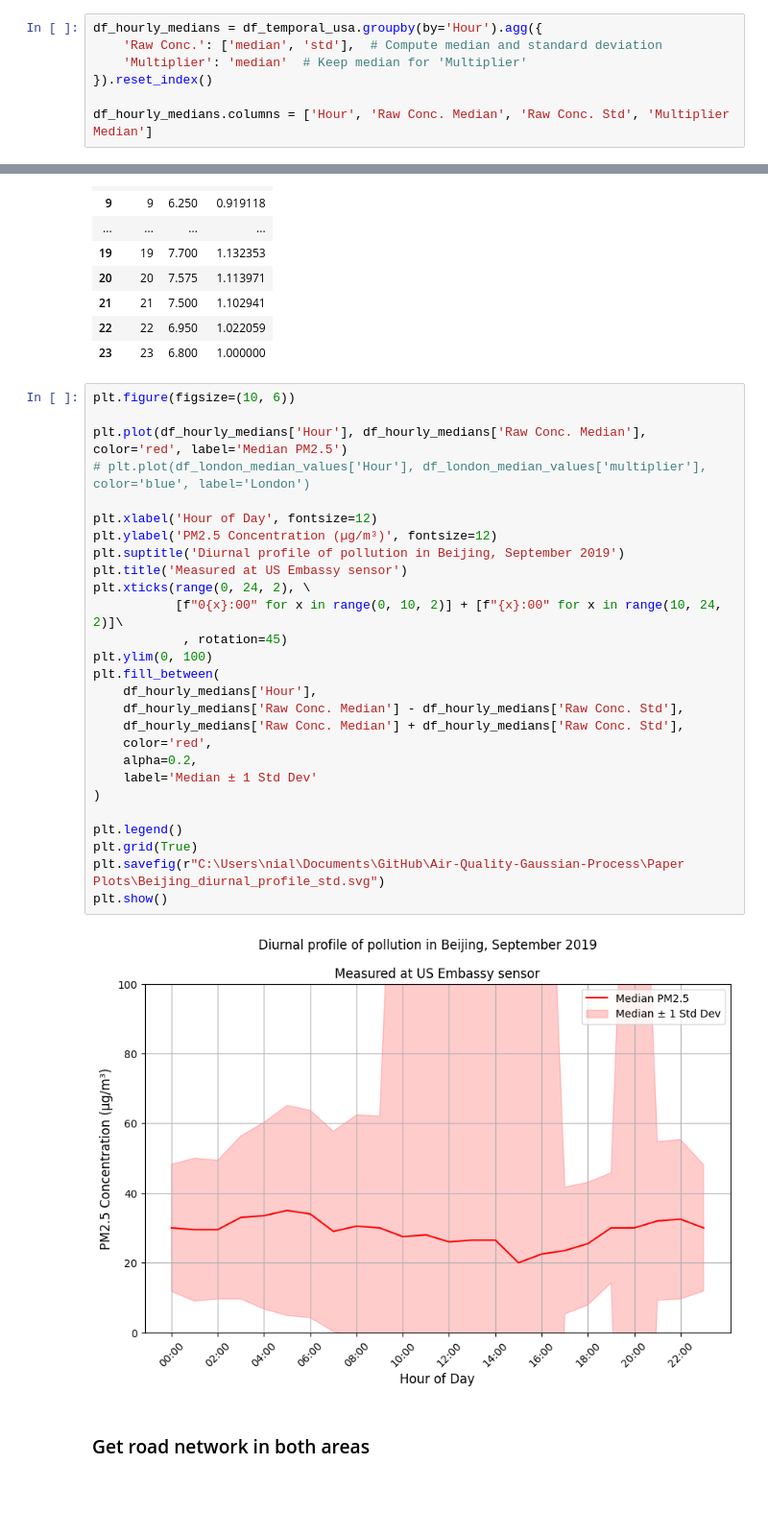
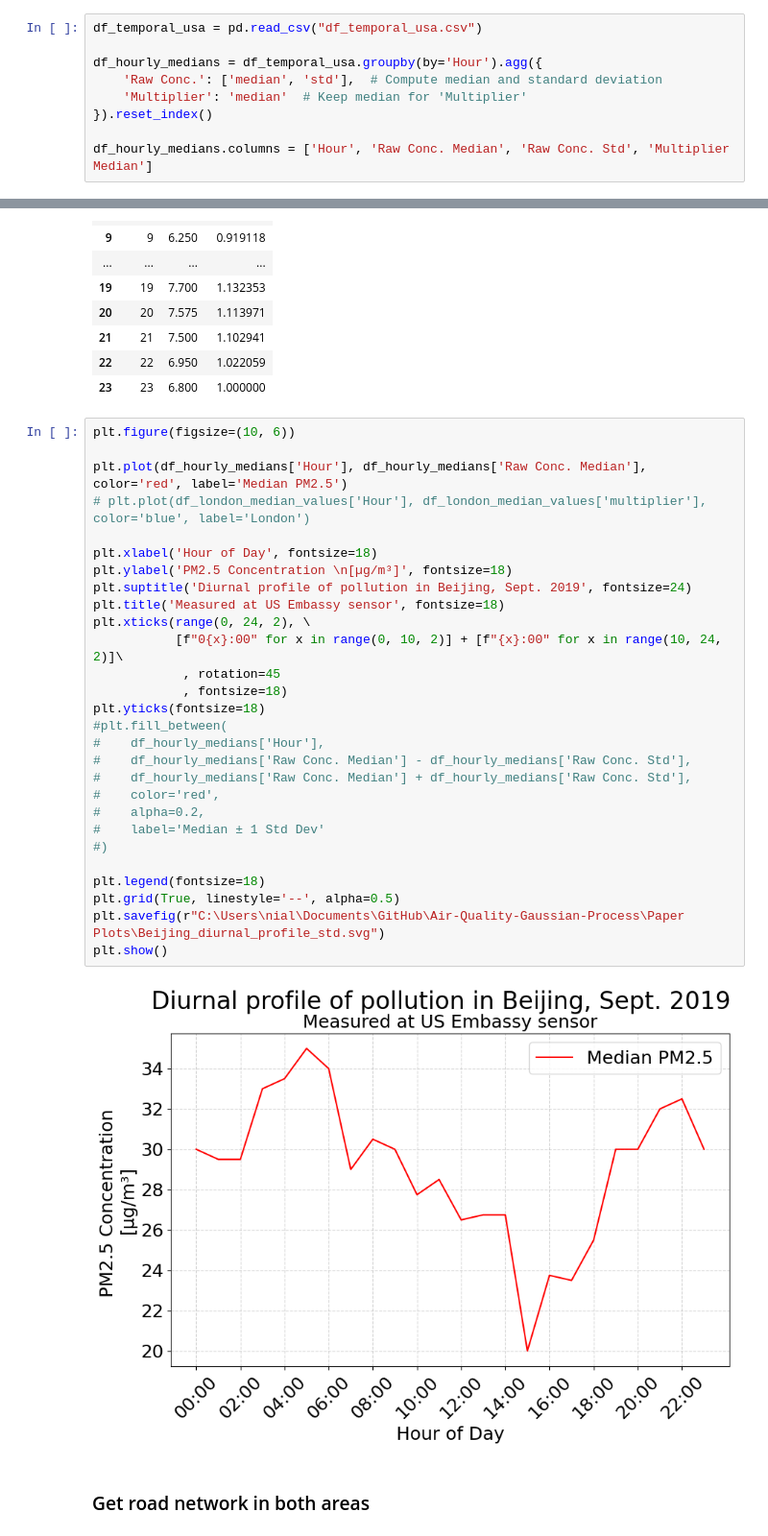
Before and after one commit to enussl/Air-Quality-Gaussian-Process, a Jupyter notebook: Current Code/Beijing_Data_Simulation.ipynb, the cells around one changed output, grey strips where cells are left out. Shown at 96% size. Cells and saved outputs as stored; diff of their text form; blank space fills up the shorter version.

Commit message:
Bumping some Beijing stuff

```diff
--- a/Current Code/Beijing_Data_Simulation.ipynb
+++ b/Current Code/Beijing_Data_Simulation.ipynb
@@ -95,6 +95,8 @@ df_temporal_usa.to_csv("df_temporal_usa.csv", index=False)
 # %% [markdown]
 Plot diurnal profile
 # %%
+df_temporal_usa = pd.read_csv("df_temporal_usa.csv")
+
 df_hourly_medians = df_temporal_usa.groupby(by='Hour').agg({
     'Raw Conc.': ['median', 'std'],  # Compute median and standard deviation
     'Multiplier': 'median'  # Keep median for 'Multiplier'
@@ -130,32 +132,33 @@ df_london_median_values
 # %%
 plt.figure(figsize=(10, 6))
 
 plt.plot(df_hourly_medians['Hour'], df_hourly_medians['Raw Conc. Median'], color='red', label='Median PM2.5')
 # plt.plot(df_london_median_values['Hour'], df_london_median_values['multiplier'], color='blue', label='London')
 
-plt.xlabel('Hour of Day', fontsize=12)
-plt.ylabel('PM2.5 Concentration (µg/m³)', fontsize=12)
-plt.suptitle('Diurnal profile of pollution in Beijing, September 2019')
-plt.title('Measured at US Embassy sensor')
+plt.xlabel('Hour of Day', fontsize=18)
+plt.ylabel('PM2.5 Concentration \n[µg/m³]', fontsize=18)
+plt.suptitle('Diurnal profile of pollution in Beijing, Sept. 2019', fontsize=24)
+plt.title('Measured at US Embassy sensor', fontsize=18)
 plt.xticks(range(0, 24, 2), \
            [f"0{x}:00" for x in range(0, 10, 2)] + [f"{x}:00" for x in range(10, 24, 2)]\
-            , rotation=45)
-plt.ylim(0, 100)
-plt.fill_between(
-    df_hourly_medians['Hour'],
-    df_hourly_medians['Raw Conc. Median'] - df_hourly_medians['Raw Conc. Std'],
-    df_hourly_medians['Raw Conc. Median'] + df_hourly_medians['Raw Conc. Std'],
-    color='red',
-    alpha=0.2,
-    label='Median ± 1 Std Dev'
-)
+            , rotation=45
+            , fontsize=18)
+plt.yticks(fontsize=18)
+#plt.fill_between(
+#    df_hourly_medians['Hour'],
+#    df_hourly_medians['Raw Conc. Median'] - df_hourly_medians['Raw Conc. Std'],
+#    df_hourly_medians['Raw Conc. Median'] + df_hourly_medians['Raw Conc. Std'],
+#    color='red',
+#    alpha=0.2,
+#    label='Median ± 1 Std Dev'
+#)
 
-plt.legend()
-plt.grid(True)
+plt.legend(fontsize=18)
+plt.grid(True, linestyle='--', alpha=0.5)
 plt.savefig(r"C:\Users\nial\Documents\GitHub\Air-Quality-Gaussian-Process\Paper Plots\Beijing_diurnal_profile_std.svg")
 plt.show()
 # %% [output]
-[figure, old version]
+[figure, new version]
 # %% [markdown]
 ### Get road network in both areas
 # %%
```
Also changed, not shown: 10 other files.
